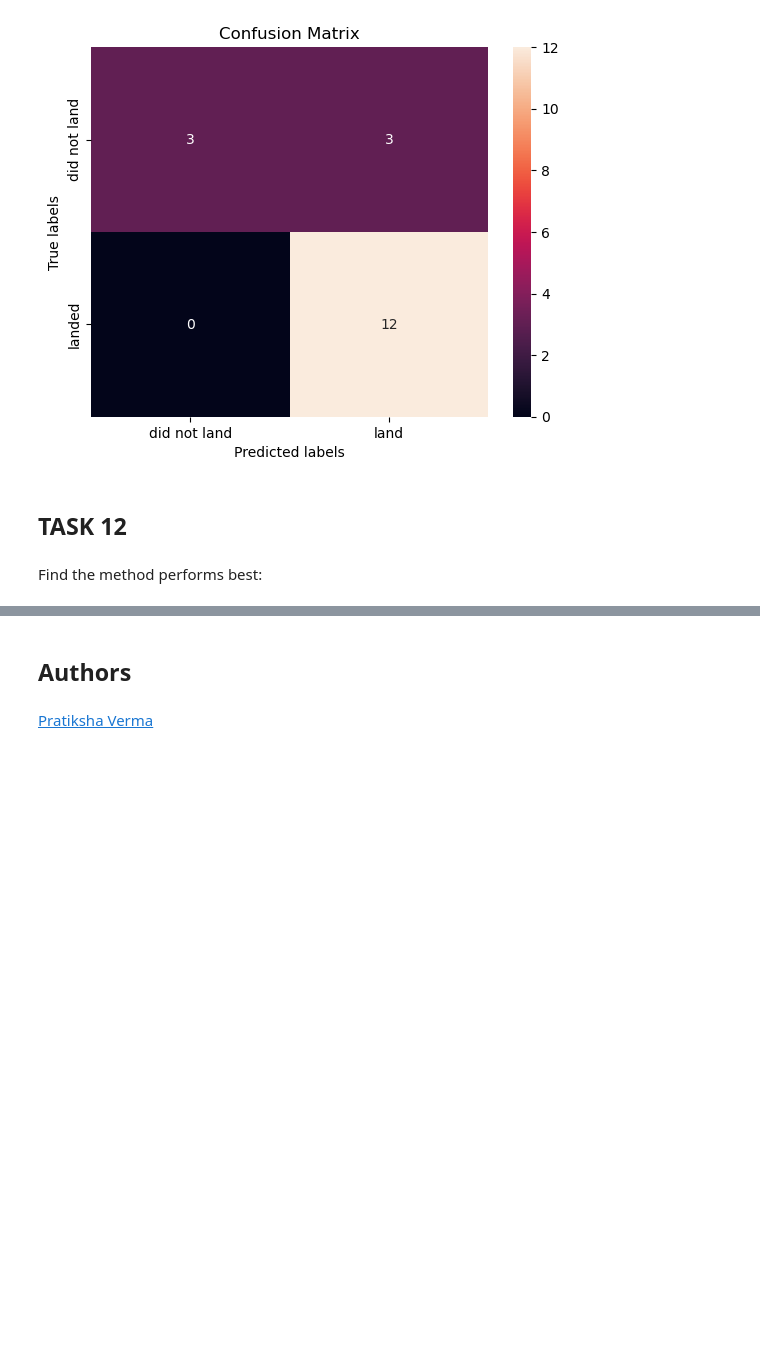
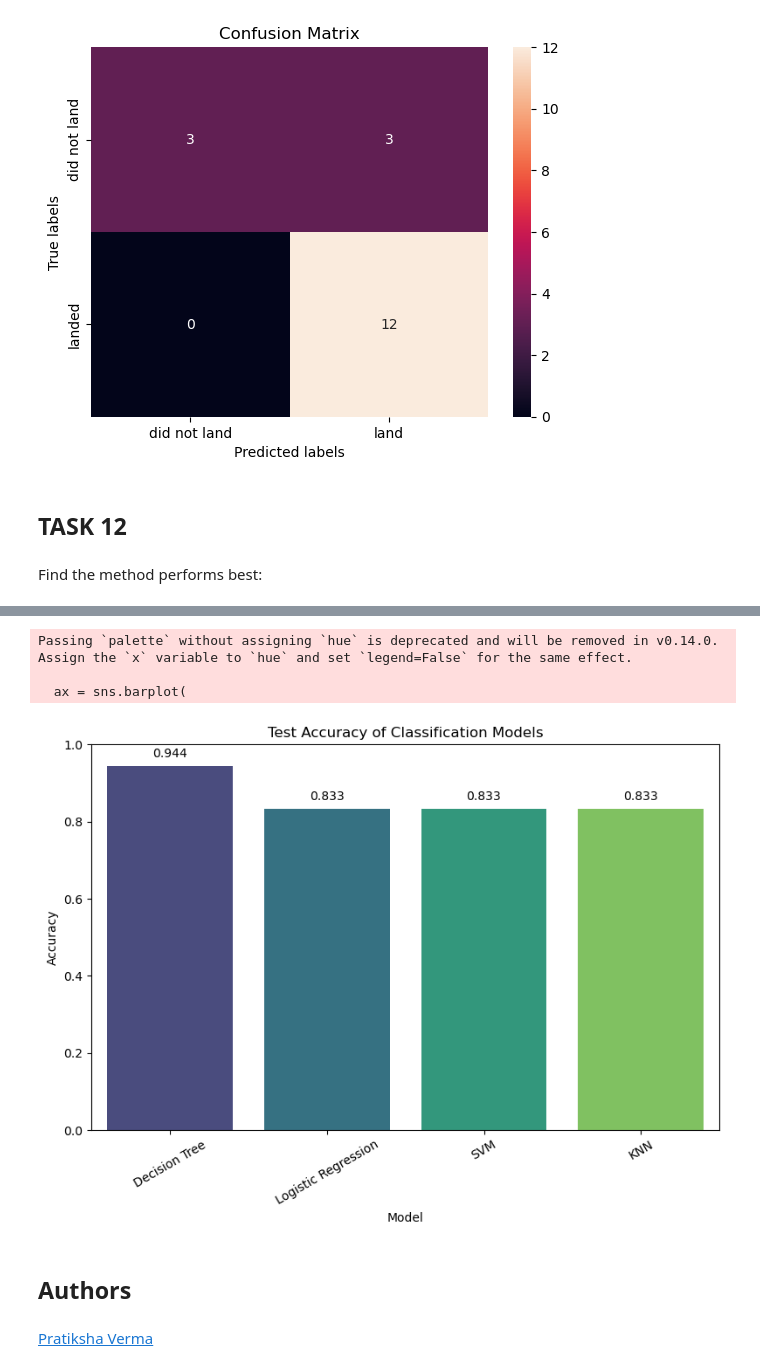
Before and after one commit to m97Pod/ds-capstone, a Jupyter notebook: 7 - SpaceX-Machine-Learning-Prediction-Part-5-v1.ipynb, the cells around one changed output, grey strips where cells are left out. Cells and saved outputs as stored; diff of their text form; code cells hidden in the pictures; blank space fills up the shorter version.

```diff
--- a/7 - SpaceX-Machine-Learning-Prediction-Part-5-v1.ipynb
+++ b/7 - SpaceX-Machine-Learning-Prediction-Part-5-v1.ipynb
@@ -399,4 +394,63 @@ Decision Tree feature importance: [0.02428408 0.         0.         0.         0
 KNN best parameters: {'n_neighbors': 10, 'algorithm': 'auto'}
+# %%
+import pandas as pd
+import matplotlib.pyplot as plt
+import seaborn as sns
+
+# Assumendo che logreg_cv, svm_cv, tree_cv, knn_cv, X_test, Y_test siano già definiti
+
+# 1. Calcolo delle accuracy sul test set
+models = {
+    'Logistic Regression': logreg_cv,
+    'SVM':                svm_cv,
+    'Decision Tree':      tree_cv,
+    'KNN':                knn_cv
+}
+test_accuracies = {name: m.score(X_test, Y_test) for name, m in models.items()}
+
+# 2. DataFrame per il plot
+df_acc = pd.DataFrame({
+    'Model':    list(test_accuracies.keys()),
+    'Accuracy': list(test_accuracies.values())
+})
+
+# 3. Bar chart ordinato per accuracy decrescente
+plt.figure(figsize=(8, 6))
+order = df_acc.sort_values('Accuracy', ascending=False)['Model']
+ax = sns.barplot(
+    data=df_acc,
+    x='Model',
+    y='Accuracy',
+    palette='viridis',
+    order=order
+)
+
+ax.set_ylim(0, 1)
+ax.set_title('Test Accuracy of Classification Models')
+ax.set_xlabel('Model')
+ax.set_ylabel('Accuracy')
+
+# 4. Annotazioni: prendo altezza e posizione da ciascuna barra
+for bar in ax.patches:
+    height = bar.get_height()
+    ax.annotate(
+        f"{height:.3f}",
+        xy=(bar.get_x() + bar.get_width() / 2, height),
+        xytext=(0, 5),
+        textcoords='offset points',
+        ha='center',
+        va='bottom'
+    )
+
+plt.xticks(rotation=30)
+plt.tight_layout()
+plt.savefig("ModelsBarChart.png")
+plt.show()
+# %% [output]
+Passing `palette` without assigning `hue` is deprecated and will be removed in v0.14.0. Assign the `x` variable to `hue` and set `legend=False` for the same effect.
+
+  ax = sns.barplot(
+[figure, added]
 # %% [markdown]
 ## Authors
 # %% [markdown]
```
Also changed, not shown: parts of 5 cells of this notebook, 2 other files.
